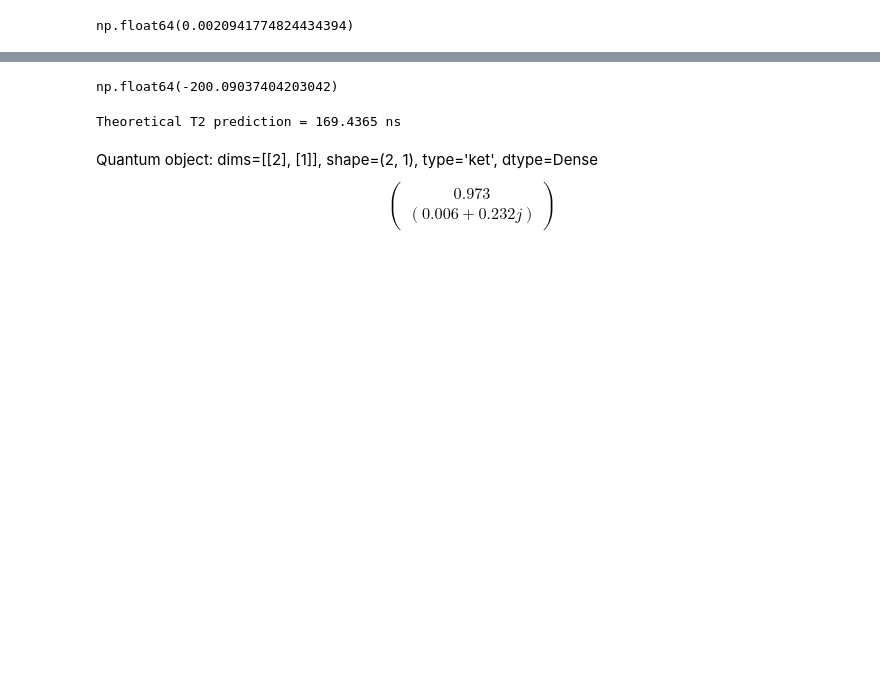
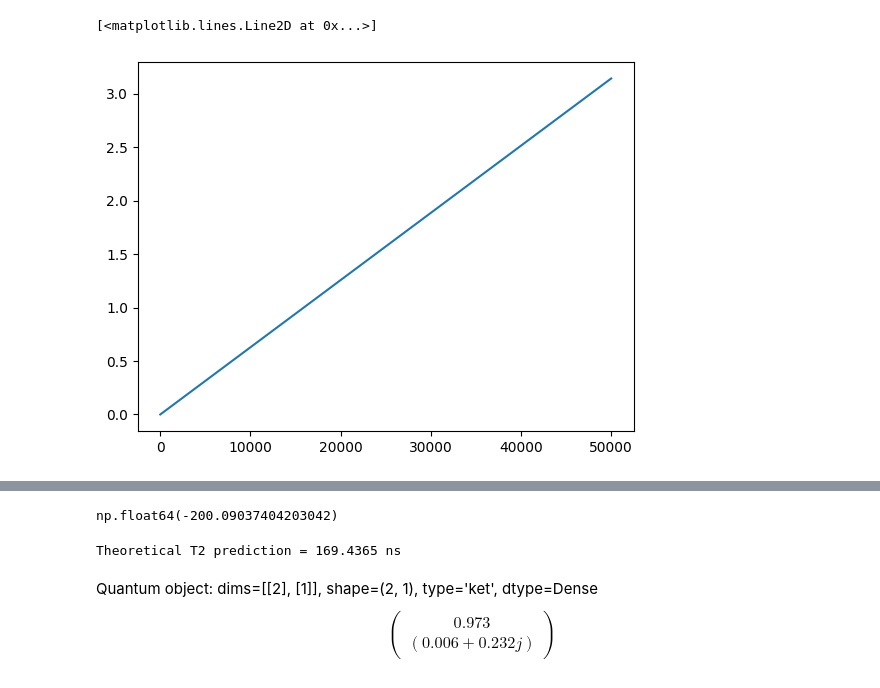
Before and after one commit to yunweilu/SNAIL, a Jupyter notebook: transmon/monte_carlo/new/pinknoise.ipynb, the cells around one changed output, grey strips where cells are left out. Saved outputs shown, nothing was run; the diff lists cells and outputs as text; code cells hidden in the pictures; blank space fills up the shorter version.

```diff
--- a/transmon/monte_carlo/new/pinknoise.ipynb
+++ b/transmon/monte_carlo/new/pinknoise.ipynb
@@ -25,7 +212,8 @@ PSD fit: power = -1.0000, intercept = -4.5598, R² = 0.9990, S0 = 2.094177e-03
-# %%
-S0
-# %% [output]
-np.float64(0.0020941774824434394)
+# %%
+plt.plot(gn.freqs, )
+# %% [output]
+[<matplotlib.lines.Line2D at 0x...>]
+[figure, added]
 # %%
 # Perform quantum simulation with noise trajectories
 from qutip import sesolve, basis, sigmaz, sigmax
```
Also changed, not shown: parts of 3 cells of this notebook, 2 other files.
